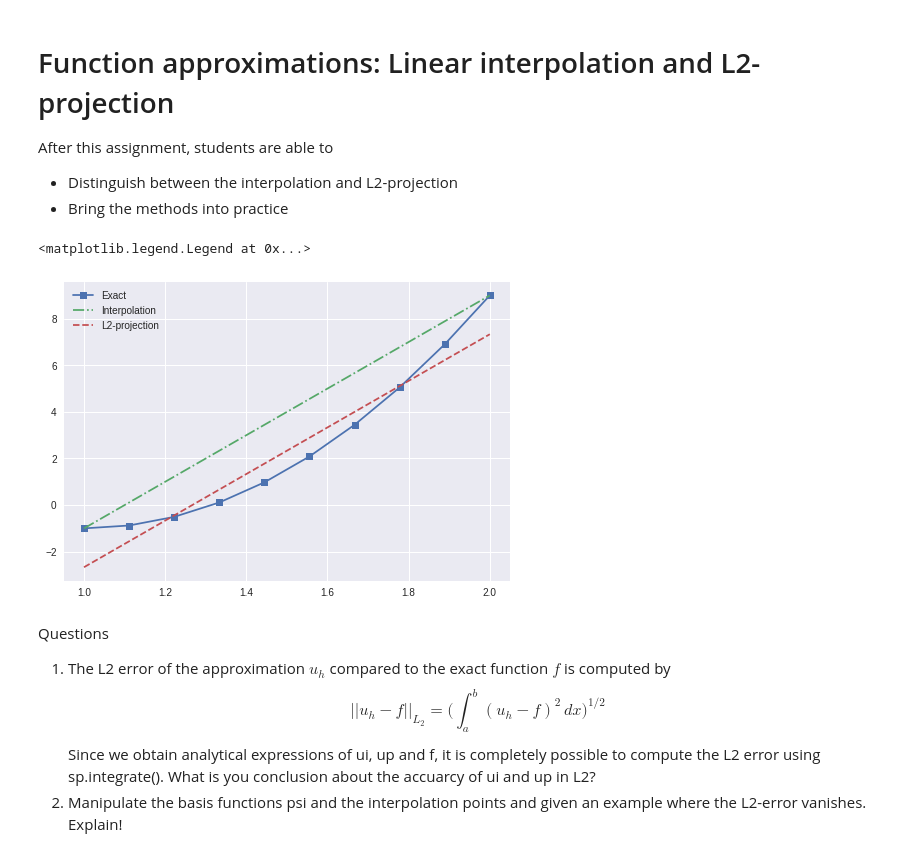
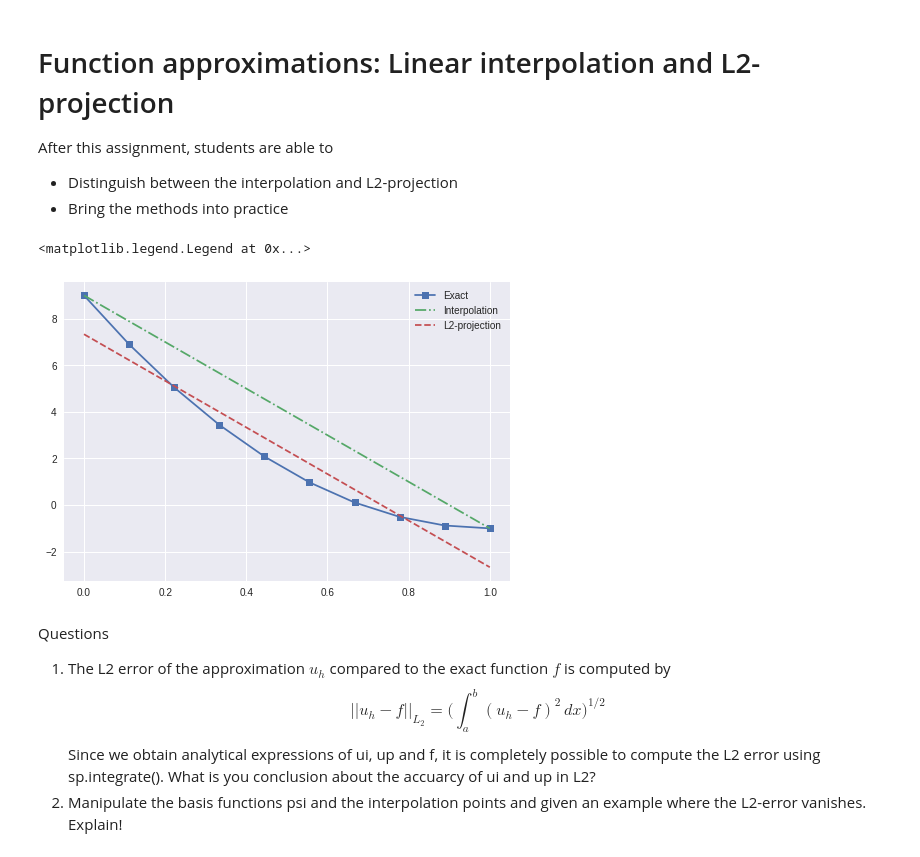
Before and after one commit to van-dang/FEniCS-Colab, a Jupyter notebook: interpolation_projection.ipynb, the cells around one changed output. Cells and saved outputs as stored; diff of their text form; code cells hidden in the pictures.

```diff
--- a/interpolation_projection.ipynb
+++ b/interpolation_projection.ipynb
@@ -51,36 +51,38 @@ def projection(f, psi, Omega):
 # %%
 import sympy as sp
 import numpy as np
 import matplotlib.pyplot as plt
 
 
+a, b = 0, 1
+
 x = sp.Symbol('x')
 f = 10*(x-1)**2-1
 psi=[1, x]
 points = [a, b]
 
-a, b = 1, 2
+
 
 up = projection(f, psi, Omega=[a, b])
 
 ui = interpolation(f, psi, points)
 
 lam_f = sp.lambdify(x, f, modules=['numpy'])
 lam_ui = sp.lambdify(x, ui, modules=['numpy'])
 lam_up = sp.lambdify(x, up, modules=['numpy'])
 
 
-x_vals = np.linspace(1, 2, 10)
+x_vals = np.linspace(a, b, 10)
 f_vals = lam_f(x_vals)
 ui_vals = lam_ui(x_vals)
 up_vals = lam_up(x_vals)
 
 plt.figure(1)
 plt.plot(x_vals, f_vals,'-s',x_vals, ui_vals,'-.', x_vals, up_vals,'--')
 plt.gca().legend(('Exact','Interpolation','L2-projection'))
 # %% [output]
 <matplotlib.legend.Legend at 0x...>
-[figure, old version]
+[figure, new version]
 # %% [markdown]
 Questions
 
```
